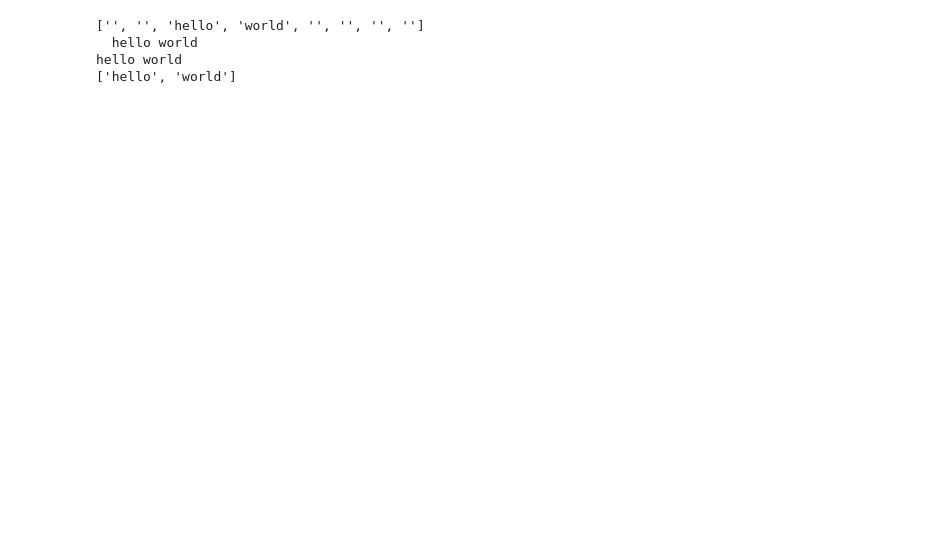
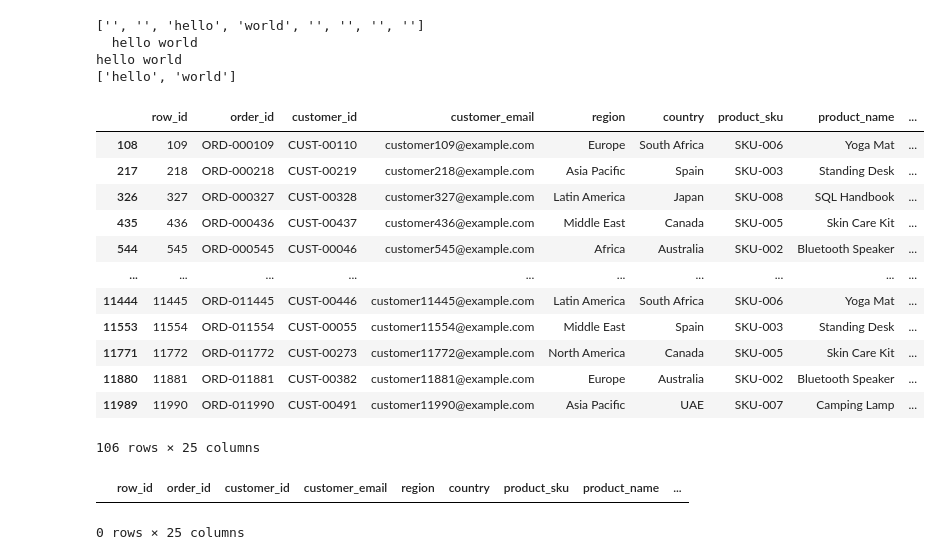
Before and after one commit to serhanoztas/Data_Science_New_Era, a Jupyter notebook: Lesson12-ETLStart.ipynb, the cells around one changed output. Saved outputs shown, nothing was run; the diff lists cells and outputs as text; code cells hidden in the pictures; blank space fills up the shorter version.

```diff
--- a/Lesson12-ETLStart.ipynb
+++ b/Lesson12-ETLStart.ipynb
@@ -76,3 +102,36 @@ print(l)
   hello world
 hello world
 ['hello', 'world']
+# %%
+df_messy_sales_orders['discount_pct'] = df_messy_sales_orders['discount_pct']\
+    .astype('str').replace('75%', '0.75')
+
+
+
+# df_messy_sales_orders.loc[
+#     df_messy_sales_orders["discount_pct"] == "75%",
+#     "discount_pct"
+# ] = "0.75"
+
+df_messy_sales_orders.loc[
+    df_messy_sales_orders["discount_pct"]== "0.75"]
+# %% [output]
+|  | row_id | order_id | customer_id | customer_email | region | country | product_sku | product_name | ... |
+| 108 | 109 | ORD-000109 | CUST-00110 | customer109@example.com | Europe | South Africa | SKU-006 | Yoga Mat | ... |
+| 217 | 218 | ORD-000218 | CUST-00219 | customer218@example.com | Asia Pacific | Spain | SKU-003 | Standing Desk | ... |
+| 326 | 327 | ORD-000327 | CUST-00328 | customer327@example.com | Latin America | Japan | SKU-008 | SQL Handbook | ... |
+| 435 | 436 | ORD-000436 | CUST-00437 | customer436@example.com | Middle East | Canada | SKU-005 | Skin Care Kit | ... |
+| 544 | 545 | ORD-000545 | CUST-00046 | customer545@example.com | Africa | Australia | SKU-002 | Bluetooth Speaker | ... |
+| ... | ... | ... | ... | ... | ... | ... | ... | ... | ... |
+| 11444 | 11445 | ORD-011445 | CUST-00446 | customer11445@example.com | Latin America | South Africa | SKU-006 | Yoga Mat | ... |
+| 11553 | 11554 | ORD-011554 | CUST-00055 | customer11554@example.com | Middle East | Spain | SKU-003 | Standing Desk | ... |
+| 11771 | 11772 | ORD-011772 | CUST-00273 | customer11772@example.com | North America | Canada | SKU-005 | Skin Care Kit | ... |
+| 11880 | 11881 | ORD-011881 | CUST-00382 | customer11881@example.com | Europe | Australia | SKU-002 | Bluetooth Speaker | ... |
+| 11989 | 11990 | ORD-011990 | CUST-00491 | customer11990@example.com | Asia Pacific | UAE | SKU-007 | Camping Lamp | ... |
+106 rows × 25 columns
+# %%
+df_messy_sales_orders.loc[
+    df_messy_sales_orders["discount_pct"]== '75%']
+# %% [output]
+|  | row_id | order_id | customer_id | customer_email | region | country | product_sku | product_name | ... |
+0 rows × 25 columns
```
Also changed, not shown: parts of 12 cells of this notebook.
